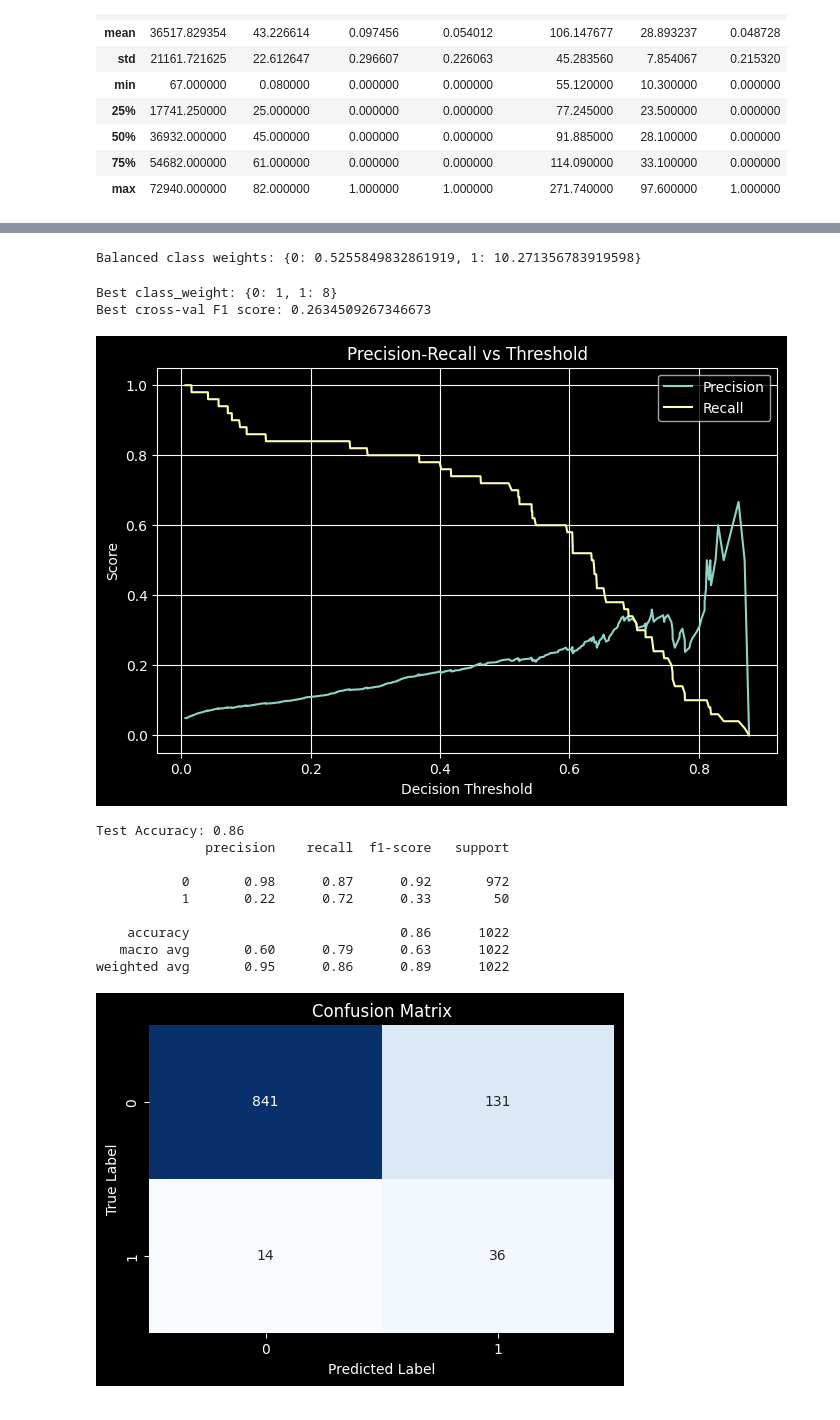
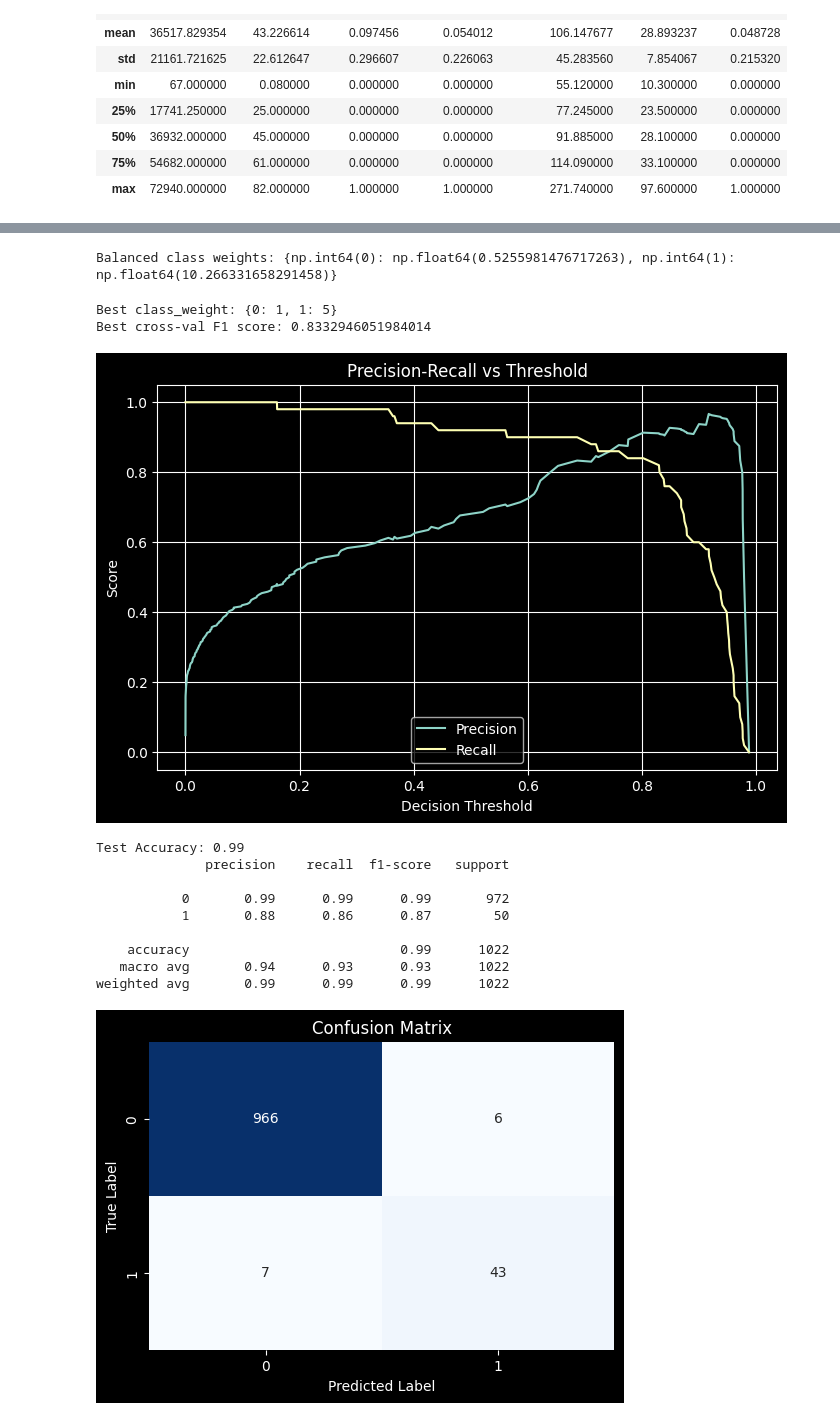
Before and after one commit to LeonardKuan/stroke-prediction, a Jupyter notebook: stroke_prediction.ipynb, the cells around one changed output, grey strips where cells are left out. Saved outputs shown, nothing was run; the diff lists cells and outputs as text; code cells hidden in the pictures.

```diff
--- a/stroke_prediction.ipynb
+++ b/stroke_prediction.ipynb
@@ -208,7 +221,13 @@ df.describe()
 # %%
 # 3. Pre-processing (dropping unnecessary columns, checking for NaN, split dataset into X and y, define categorical and numerical features, etc.)
 
+# Dropping BMI outliers, identified by checker function above
 X = df.copy()
+X = X.drop(X.index[2128])
+X = X.drop(X.index[4209])
+X = X.reset_index()
+
+# Dropping unique identifier and target variable from dataset
 X = X.drop('id', axis=1)
 y = X['stroke']
 X = X.drop('stroke', axis=1)
@@ -254,8 +273,8 @@ X['glucose_bmi_product'] = X['avg_glucose_level'] * X['bmi']
 ### Custom indicator for high risk patient
 
 # Define thresholds for extremely low/high glucose levels
-low_glucose_threshold = 70    # example low cutoff
-high_glucose_threshold = 180  # example high cutoff
+low_glucose_threshold = 75    # example low cutoff
+high_glucose_threshold = 150  # example high cutoff
 
 # Create a boolean mask for "extreme glucose"
 extreme_glucose = (X['avg_glucose_level'] < low_glucose_threshold) | (X['avg_glucose_level'] > high_glucose_threshold)
@@ -267,7 +286,6 @@ old_age = X['age'] >= 50
 X['high_risk_indicator'] = (
     (old_age) &
     (X['hypertension'] == 1) &
-    (X['heart_disease'] == 1) &
     (extreme_glucose)
 ).astype(int)
 
@@ -429,7 +448,7 @@ plt.title("Feature Correlation Heatmap", fontsize=14)
 plt.xlabel("Features")
 plt.ylabel("Features")
 
-# plt.style.use("dark_background")
+plt.style.use("dark_background")
 plt.show()
 
 # Feature Distribution Histograms
@@ -450,6 +469,7 @@ for i, col in enumerate(X_scaled.columns):
 for j in range(len(X_scaled.columns), len(axes)):
     fig.delaxes(axes[j])
 
+plt.style.use("dark_background")
 plt.tight_layout(rect=[0, 0, 1, 0.9])  # Adjust layout to make room for suptitle
 plt.show()
 # %% [output]
@@ -457,0 +478,6 @@ plt.show()
+# %%
+# 9. Optional EDA (seaborn's feature correlation heatmap and feature distribution historgrams)
+
+# Multicollinearity between bmi and glucose_bmi_product
+X_scaled = X_scaled.drop('bmi', axis=1)
+display(X_scaled)
@@ -496,7 +544,7 @@ weights = compute_class_weight(class_weight='balanced', classes=classes, y=y_tra
 balanced_weights = dict(zip(classes, weights))
 print("Balanced class weights:", balanced_weights)
 # %% [output]
-Balanced class weights: {0: 0.5255849832861919, 1: 10.271356783919598}
+Balanced class weights: {np.int64(0): np.float64(0.5255981476717263), np.int64(1): np.float64(10.266331658291458)}
 # %%
 # 11. Hyperparameter tuning and model fitting (finding optimal weights with GridSearchCV, call LogisticRegression, etc.)
 
@@ -539,8 +587,8 @@ print("Best cross-val F1 score:", grid_search.best_score_)
 # Use best model
 model = grid_search.best_estimator_
 # %% [output]
-Best class_weight: {0: 1, 1: 8}
-Best cross-val F1 score: 0.2634509267346673
+Best class_weight: {0: 1, 1: 5}
+Best cross-val F1 score: 0.8332946051984014
 # %%
 # 12. Evaluation and scoring (precision_recall_curve, accuracy_score, classification_report, confusion_matrix, etc.)
 
@@ -549,43 +597,43 @@ y_probs = model.predict_proba(X_test)[:, 1]
 
 # Plot precision & recall vs threshold
 precision, recall, thresholds = precision_recall_curve(y_test, y_probs)
 plt.figure(figsize=(8, 5))
 plt.plot(thresholds, precision[:-1], label="Precision")
 plt.plot(thresholds, recall[:-1], label="Recall")
 plt.xlabel("Decision Threshold")
 plt.ylabel("Score")
 plt.title("Precision-Recall vs Threshold")
 plt.legend()
 plt.grid(True)
 plt.show()
 
-# Choose your threshold
-threshold = 0.5  # example
+# Choose threshold
+threshold = 0.75
 y_pred = (y_probs >= threshold).astype(int)
 
 # Now evaluate
 print(f"Test Accuracy: {accuracy_score(y_test, y_pred):.2f}")
 print(classification_report(y_test, y_pred))
 
 # Confusion matrix
 cm = confusion_matrix(y_test, y_pred)
 
 # Plot confusion matrix
 plt.figure(figsize=(6, 4))
 sns.heatmap(cm, annot=True, fmt="d", cmap="Blues", cbar=False)
 plt.title("Confusion Matrix")
 plt.xlabel("Predicted Label")
 plt.ylabel("True Label")
 plt.show()
 # %% [output]
-[figure, old version]
+[figure, new version]
-Test Accuracy: 0.86
+Test Accuracy: 0.99
               precision    recall  f1-score   support
 
-           0       0.98      0.87      0.92       972
-           1       0.22      0.72      0.33        50
+           0       0.99      0.99      0.99       972
+           1       0.88      0.86      0.87        50
 
-    accuracy                           0.86      1022
-   macro avg       0.60      0.79      0.63      1022
-weighted avg       0.95      0.86      0.89      1022
+    accuracy                           0.99      1022
+   macro avg       0.94      0.93      0.93      1022
+weighted avg       0.99      0.99      0.99      1022
-[figure, old version]
+[figure, new version]
```
Also changed, not shown: parts of 16 cells of this notebook.
